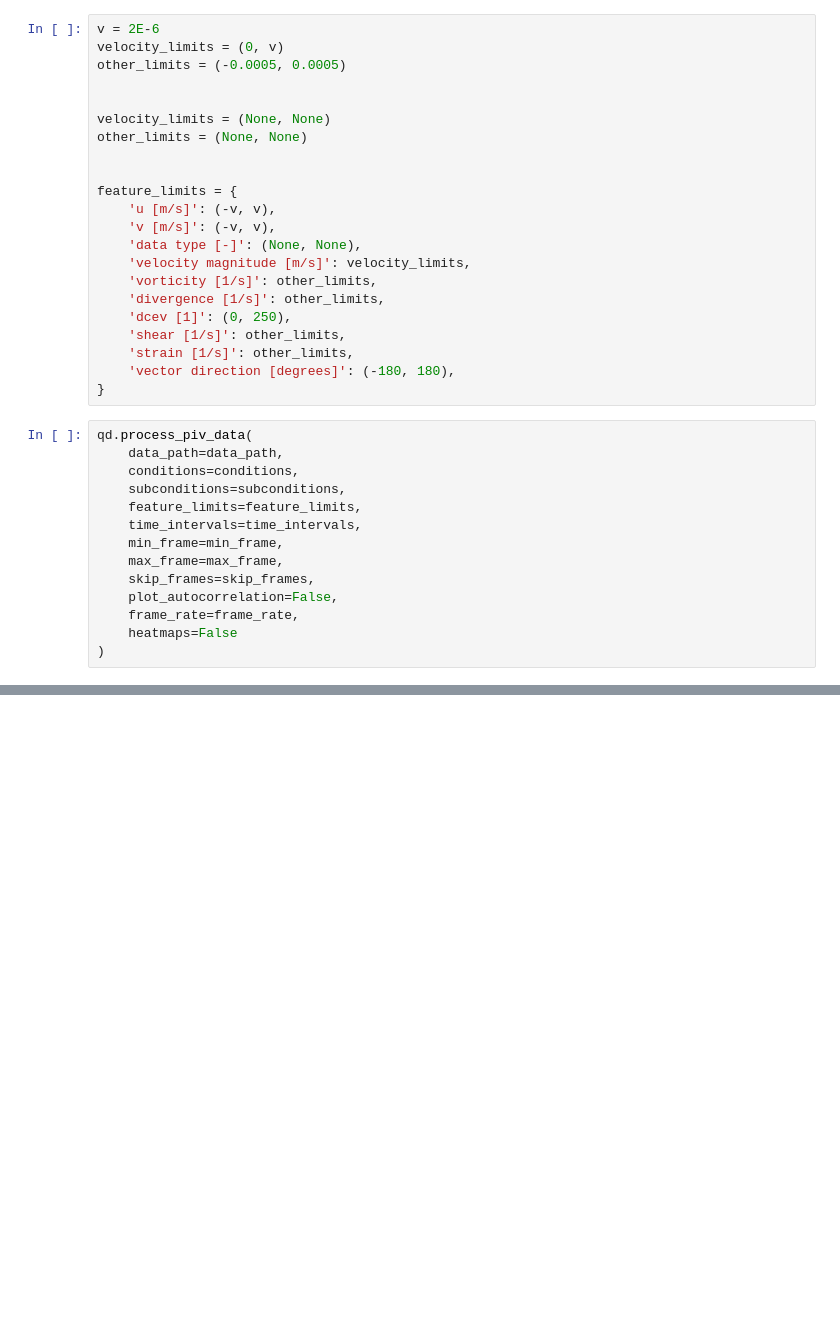
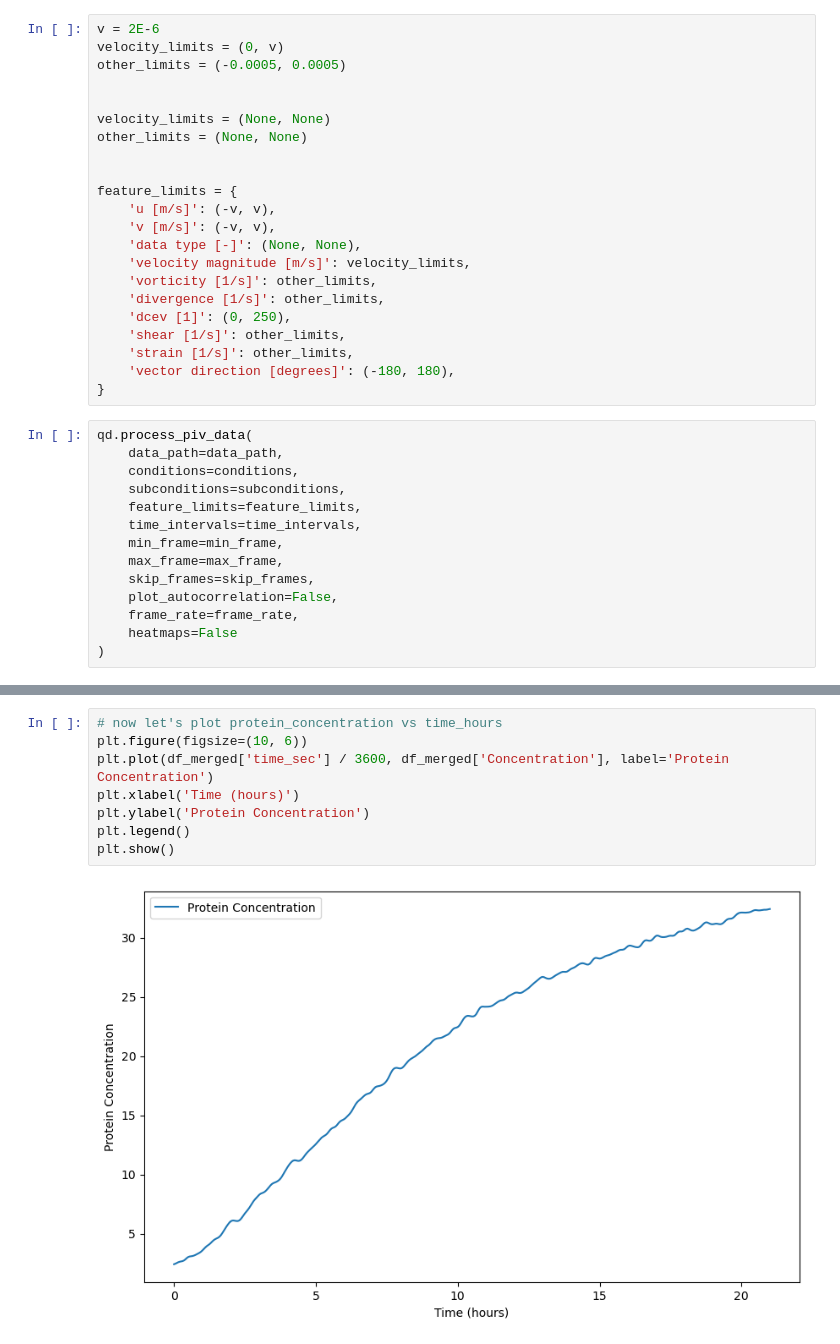
Before and after one commit to dalarios/activedrops, a Jupyter notebook: code/exploratory/k401_vs_kif3.ipynb, the cells around one changed output, grey strips where cells are left out. Saved outputs shown, nothing was run; the diff lists cells and outputs as text; blank space fills up the shorter version.

```diff
--- a/code/exploratory/k401_vs_kif3.ipynb
+++ b/code/exploratory/k401_vs_kif3.ipynb
@@ -95,0 +304,10 @@ qd.plot_PIV_features(data_path, conditions, subconditions, features_pca, time_in
+# %%
+# now let's plot protein_concentration vs time_hours
+plt.figure(figsize=(10, 6))
+plt.plot(df_merged['time_sec'] / 3600, df_merged['Concentration'], label='Protein Concentration')
+plt.xlabel('Time (hours)')
+plt.ylabel('Protein Concentration')
+plt.legend()
+plt.show()
+# %% [output]
+[figure, added]
```
Also changed, not shown: parts of 29 cells of this notebook, 13 other files.
